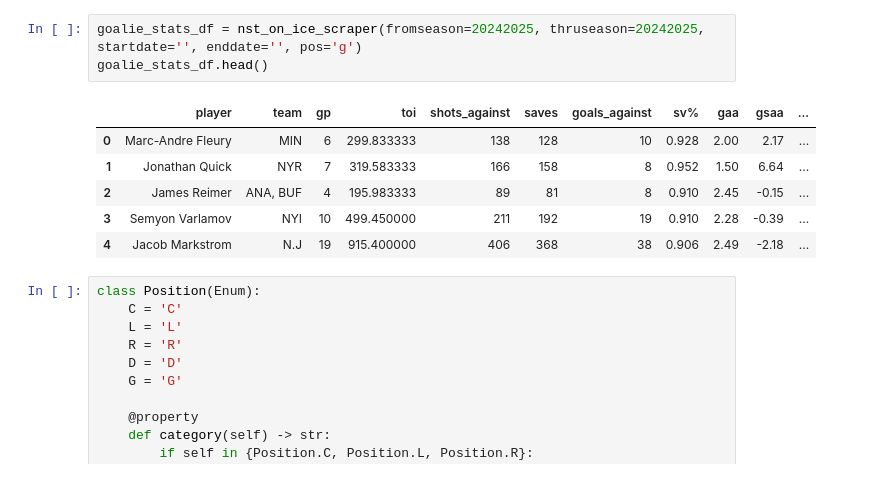
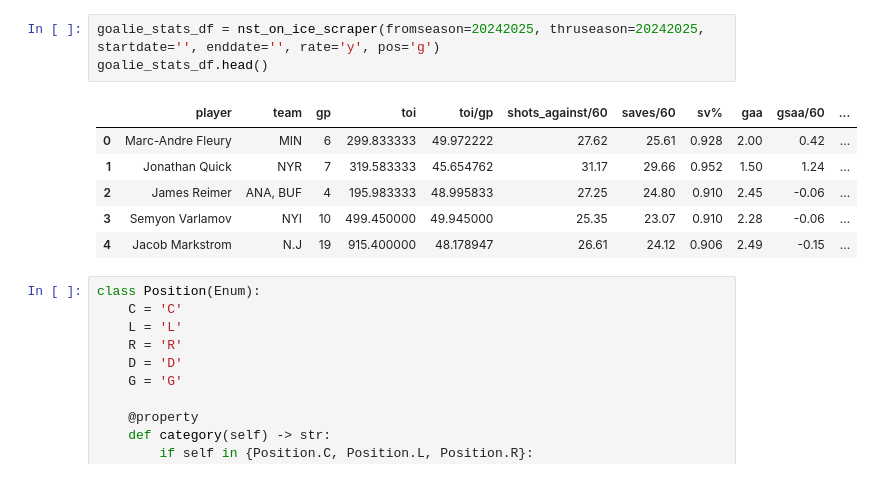
Before and after one commit to bwista/accurateshothelper, a Jupyter notebook: xgm_model_01.ipynb, the cells around one changed output. Saved outputs shown, nothing was run; the diff lists cells and outputs as text.

```diff
--- a/xgm_model_01.ipynb
+++ b/xgm_model_01.ipynb
@@ -32,13 +33,13 @@ player_stats_df.head()
 # %%
-goalie_stats_df = nst_on_ice_scraper(fromseason=20242025, thruseason=20242025, startdate='', enddate='', pos='g')
+goalie_stats_df = nst_on_ice_scraper(fromseason=20242025, thruseason=20242025, startdate='', enddate='', rate='y', pos='g')
 goalie_stats_df.head()
 # %% [output]
-|  | player | team | gp | toi | shots_against | saves | goals_against | sv% | gaa | gsaa | ... |
-| 0 | Marc-Andre Fleury | MIN | 6 | 299.833333 | 138 | 128 | 10 | 0.928 | 2.00 | 2.17 | ... |
-| 1 | Jonathan Quick | NYR | 7 | 319.583333 | 166 | 158 | 8 | 0.952 | 1.50 | 6.64 | ... |
-| 2 | James Reimer | ANA, BUF | 4 | 195.983333 | 89 | 81 | 8 | 0.910 | 2.45 | -0.15 | ... |
-| 3 | Semyon Varlamov | NYI | 10 | 499.450000 | 211 | 192 | 19 | 0.910 | 2.28 | -0.39 | ... |
-| 4 | Jacob Markstrom | N.J | 19 | 915.400000 | 406 | 368 | 38 | 0.906 | 2.49 | -2.18 | ... |
+|  | player | team | gp | toi | toi/gp | shots_against/60 | saves/60 | sv% | gaa | gsaa/60 | ... |
+| 0 | Marc-Andre Fleury | MIN | 6 | 299.833333 | 49.972222 | 27.62 | 25.61 | 0.928 | 2.00 | 0.42 | ... |
+| 1 | Jonathan Quick | NYR | 7 | 319.583333 | 45.654762 | 31.17 | 29.66 | 0.952 | 1.50 | 1.24 | ... |
+| 2 | James Reimer | ANA, BUF | 4 | 195.983333 | 48.995833 | 27.25 | 24.80 | 0.910 | 2.45 | -0.06 | ... |
+| 3 | Semyon Varlamov | NYI | 10 | 499.450000 | 49.945000 | 25.35 | 23.07 | 0.910 | 2.28 | -0.06 | ... |
+| 4 | Jacob Markstrom | N.J | 19 | 915.400000 | 48.178947 | 26.61 | 24.12 | 0.906 | 2.49 | -0.15 | ... |
 # %%
 class Position(Enum):
     C = 'C'
```
Also changed, not shown: parts of 22 cells of this notebook, 1 other file.
